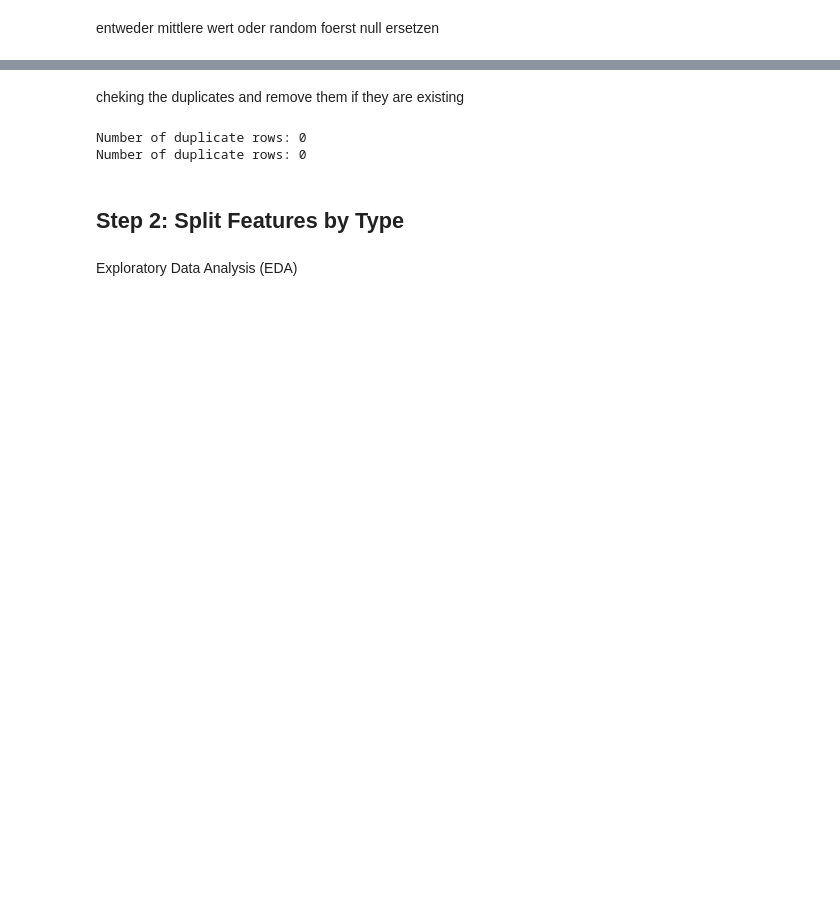
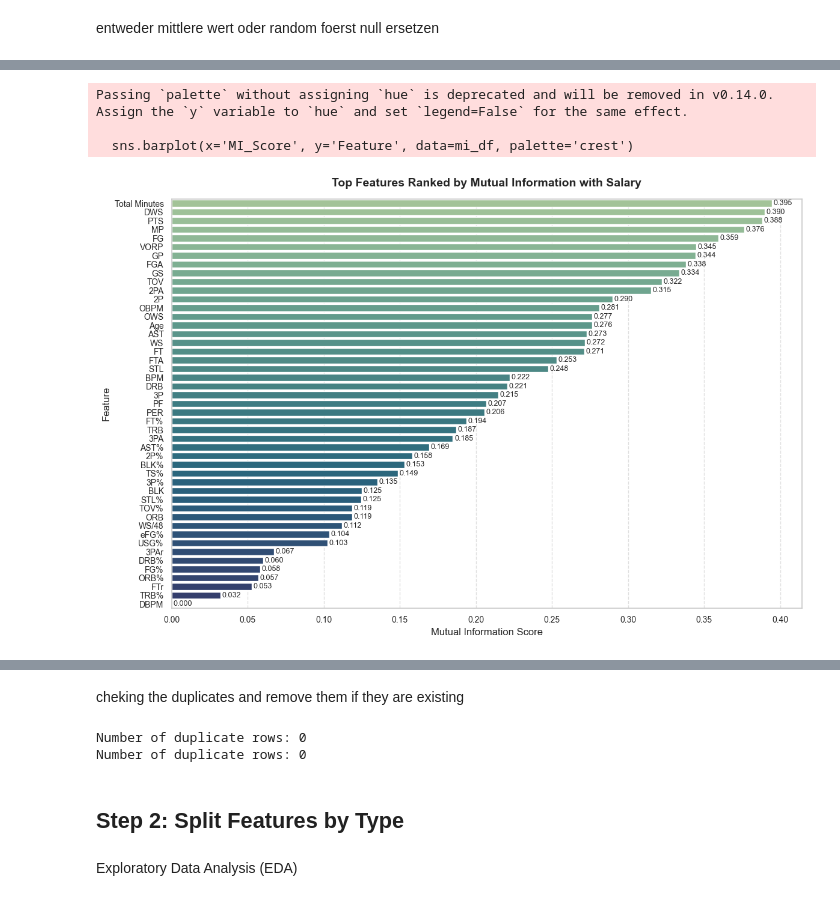
Before and after one commit to mostafaelmehi/ML-project-NBA-Player-Salaries-, a Jupyter notebook: projecdd.ipynb, the cells around one changed output, grey strips where cells are left out. Cells and saved outputs as stored; diff of their text form; code cells hidden in the pictures; blank space fills up the shorter version.

```diff
--- a/projecdd.ipynb
+++ b/projecdd.ipynb
@@ -141,0 +230,13 @@ For example, when doing 'df[col].method(value, inplace=True)', try using 'df.met
+# %%
+from sklearn.feature_selection import mutual_info_regression
+# Select numerical features only (exclude Salary itself from X)
+X = df.select_dtypes(include='number').drop(columns=['Salary'])
+y = df['Salary']
+
+# Compute mutual information scores
+mi_scores = mutual_info_regression(X, y, random_state=0)
+
+# Create a DataFrame for easy analysis
+mi_df = pd.DataFrame({'Feature': X.columns, 'MI_Score': mi_scores})
+mi_df = mi_df.sort_values(by='MI_Score', ascending=False)
+mi_df
@@ -141,0 +264,24 @@ For example, when doing 'df[col].method(value, inplace=True)', try using 'df.met
+# %%
+# Plot with enhancements
+plt.figure(figsize=(12, 8))
+sns.barplot(x='MI_Score', y='Feature', data=mi_df, palette='crest')
+
+plt.title('Top Features Ranked by Mutual Information with Salary',
+          fontsize=14, fontweight='bold', pad=15)
+plt.xlabel('Mutual Information Score', fontsize=12)
+plt.ylabel('Feature', fontsize=12)
+plt.xticks(fontsize=10)
+plt.yticks(fontsize=10)
+plt.grid(axis='x', linestyle='--', alpha=0.6)
+
+# Optional: Add value labels to bars
+for i, score in enumerate(mi_df['MI_Score']):
+    plt.text(score + 0.001, i, f'{score:.3f}', va='center', fontsize=9)
+
+plt.tight_layout()
+plt.show()
+# %% [output]
+Passing `palette` without assigning `hue` is deprecated and will be removed in v0.14.0. Assign the `y` variable to `hue` and set `legend=False` for the same effect.
+
+  sns.barplot(x='MI_Score', y='Feature', data=mi_df, palette='crest')
+[figure, added]
```
Also changed, not shown: parts of 22 cells of this notebook.
